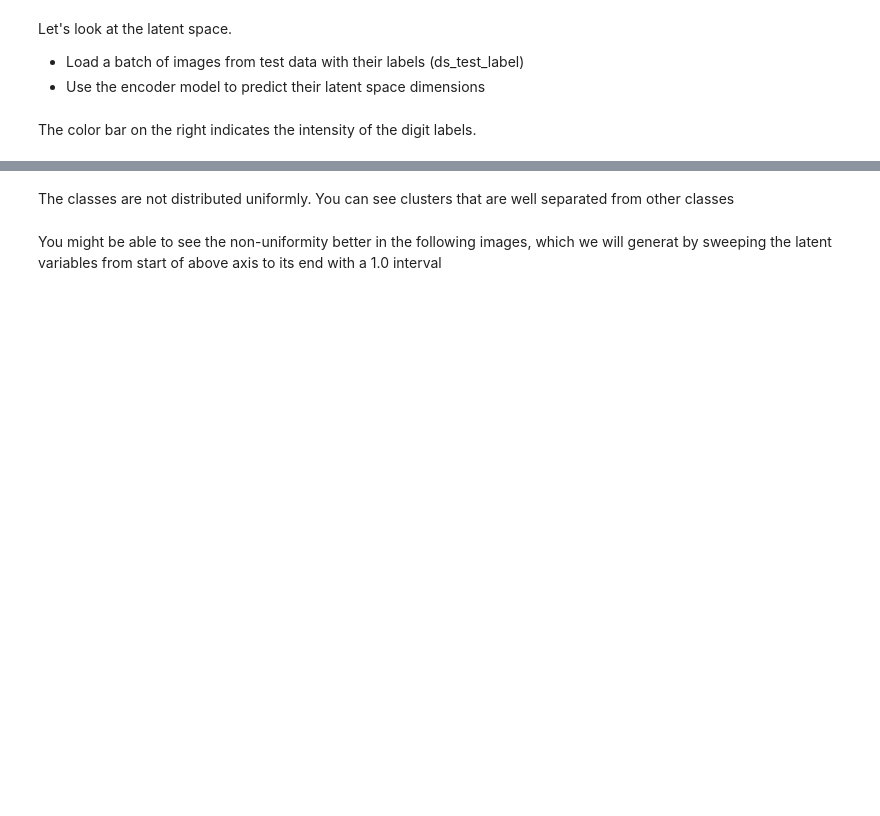
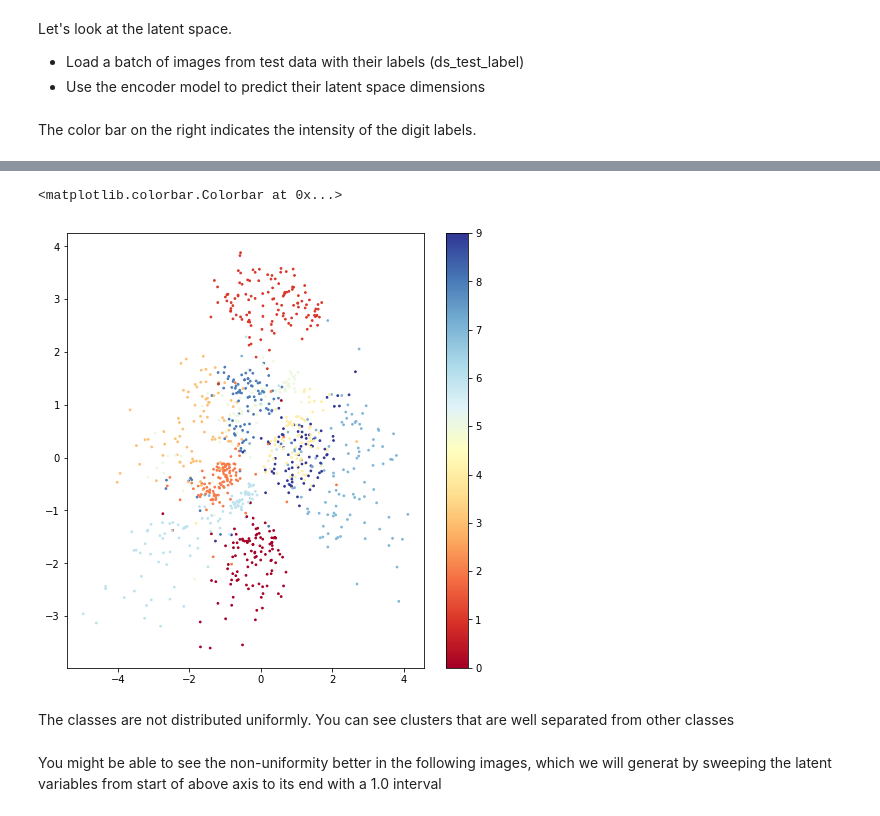
Before and after one commit to EHVB/ANN-In-Medicine, a Jupyter notebook: Assignment_3/Ehab Kamal - A3_Autoencoders.ipynb, the cells around one changed output, grey strips where cells are left out. Saved outputs shown, nothing was run; the diff lists cells and outputs as text; code cells hidden in the pictures; blank space fills up the shorter version.

```diff
--- a/Assignment_3/Ehab Kamal - A3_Autoencoders.ipynb
+++ b/Assignment_3/Ehab Kamal - A3_Autoencoders.ipynb
@@ -94,14 +94,17 @@ ds_test =
 # return label for testing
 def preprocess_with_label(image, label):
   #cast image to tf.float32
-  image =
+  image = tf.cast(image, tf.float32)
   # Normalize image by dividing by 255.0
-  image =
+  image = image / 255.0
   # return image and label
-  return
+  return image, label
 
 # Use map to apply the above function to ds_test_ then batch (size=1000), cache and prefectch it
-ds_test_label =
+ds_test_label = ds_test_.map(preprocess_with_label)
+ds_test_label = ds_test_label.batch(1000)
+ds_test_label = ds_test_label.cache()
+ds_test_label = ds_test_label.prefetch(buffer_size=tf.data.AUTOTUNE)
 # %% [markdown]
 ### Latent Space Visualization
 # %% [markdown]
@@ -138,2 +135,25 @@ autoencoder = tf.keras.Sequential([encoder, decoder])
+# %%
+encoder = tf.keras.Sequential(
+    [
+        tf.keras.layers.Flatten(input_shape=(28,28,1)),
+        tf.keras.layers.Dense(64, activation="relu"),
+        tf.keras.layers.Dense(32, activation="relu"),
+        tf.keras.layers.Dense(16, activation="relu"),
+        tf.keras.layers.Dense(2),
+        tf.keras.layers.BatchNormalization()
+    ]
+)
+
+decoder = tf.keras.Sequential(
+    [
+        tf.keras.layers.Dense(16, activation="relu"),
+        tf.keras.layers.Dense(32, activation="relu"),
+        tf.keras.layers.Dense(64, activation="relu"),
+        tf.keras.layers.Dense(784, activation="sigmoid"),
+        tf.keras.layers.Reshape((28, 28,1), input_shape=(784,))
+    ]
+)
+
+autoencoder = tf.keras.Sequential([encoder, decoder])
 # %% [markdown]
 Compile the model using adam optimizer and binary cross entropy error loss function
@@ -166,11 +231,13 @@ The color bar on the right indicates the intensity of
 the digit labels.
 # %%
 ## Your code here
+batch = ds_test_label.take(1)
 
-images, labels =
-z_dims =
+images, labels = list(batch)[0]
+z_dims = encoder.predict(images)
 
 
 plt.figure(figsize=(8,8))
 plt.scatter(z_dims[:,0], z_dims[:,1], c=labels, cmap='RdYlBu', s=3)
 plt.colorbar()
+# %% [output]
@@ -177,3 +245,5 @@ plt.colorbar()
+<matplotlib.colorbar.Colorbar at 0x...>
+[figure, added]
 # %% [markdown]
 The classes are not distributed uniformly. You can see clusters that are well separated from other classes
 # %% [markdown]
```
Also changed, not shown: parts of 34 cells of this notebook.
